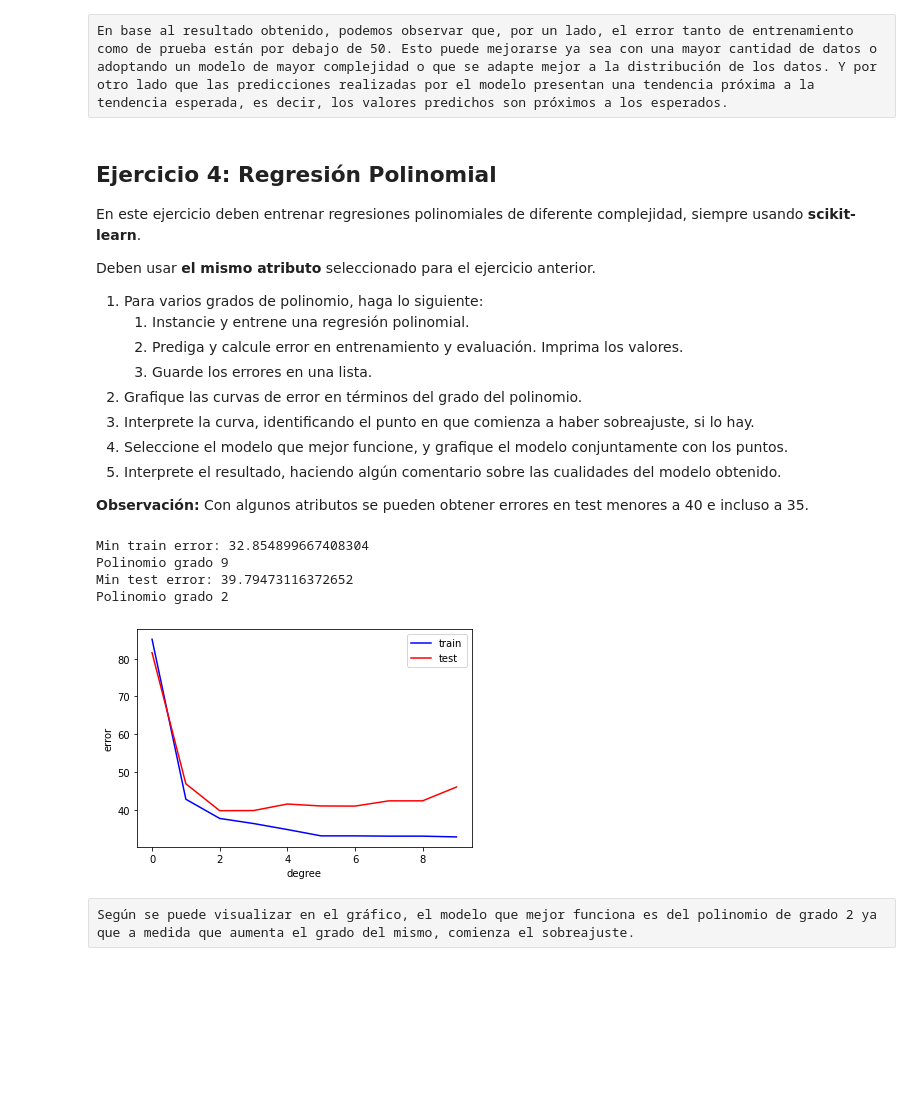
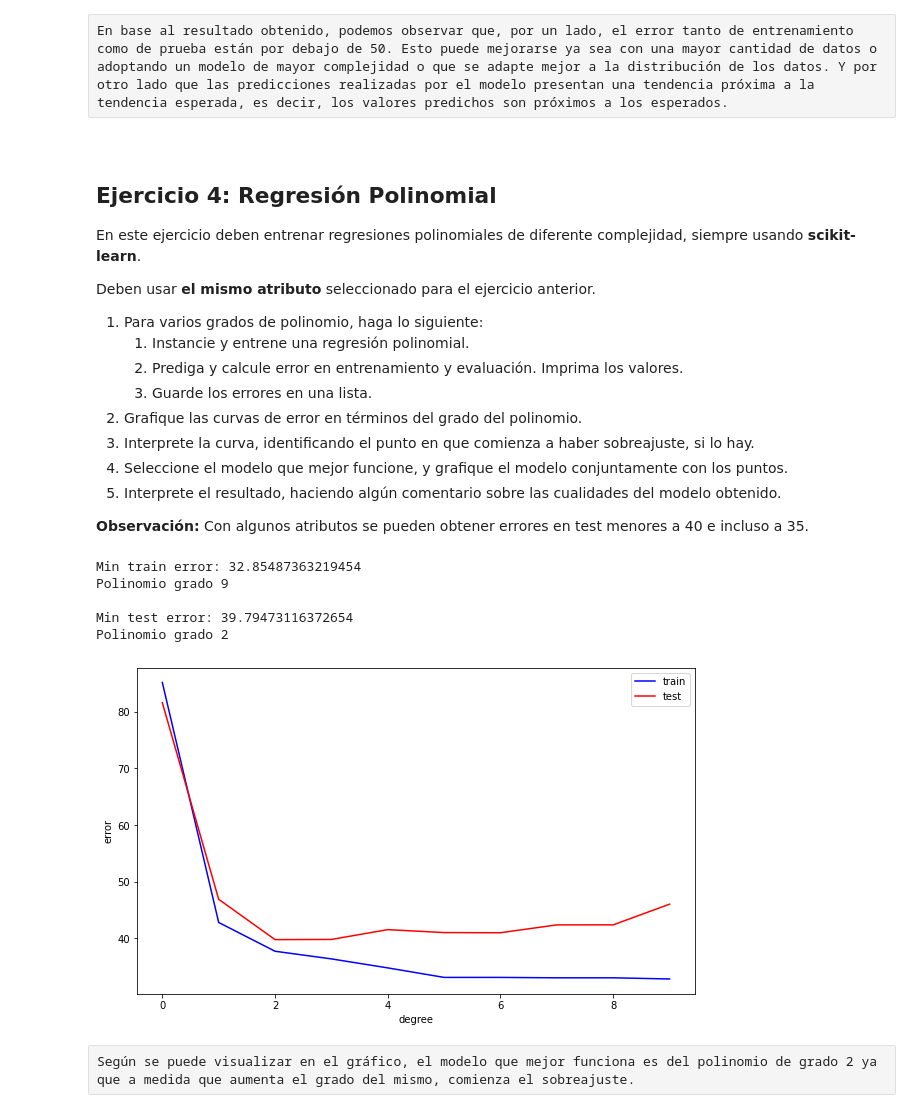
Before and after one commit to guillermohilal/IntroduccionAprendizajeAutomatico, a Jupyter notebook: Lab 1.ipynb, the cells around one changed output. Cells and saved outputs as stored; diff of their text form; code cells hidden in the pictures; blank space fills up the shorter version.

```diff
--- a/Lab 1.ipynb
+++ b/Lab 1.ipynb
@@ -217,6 +184,8 @@ plt.show()
 # %% [raw]
 En base al resultado obtenido, podemos observar que, por un lado, el error tanto de entrenamiento como de prueba están por debajo de 50. Esto puede mejorarse ya sea con una mayor cantidad de datos o adoptando un modelo de mayor complejidad o que se adapte mejor a la distribución de los datos. Y por otro lado que las predicciones realizadas por el modelo presentan una tendencia próxima a la tendencia esperada, es decir, los valores predichos son próximos a los esperados.
 # %% [markdown]
+<br>
+
 ## Ejercicio 4: Regresión Polinomial
 
 En este ejercicio deben entrenar regresiones polinomiales de diferente complejidad, siempre usando **scikit-learn**.
@@ -243,38 +212,40 @@ test_errors = []
 degrees = [0, 1, 2, 3, 4, 5, 6, 7, 8, 9]
 
 for degree in degrees:
     # train:
     model = make_pipeline(PolynomialFeatures(degree), LinearRegression())
     model.fit(X_train_f, y_train)
 
     # predict:
     y_train_pred = model.predict(X_train_f)
     y_test_pred = model.predict(X_test_f)
 
     # evaluate:
     train_error = mean_squared_error(y_train, y_train_pred)
     test_error = mean_squared_error(y_test, y_test_pred)
     train_errors.append(train_error)
     test_errors.append(test_error)
 
 
 print(f'\nMin train error: {min(train_errors)}')
-print('Polinomio grado ' + str(train_errors.index(min(train_errors))))
+print('Polinomio grado ' + str(train_errors.index(min(train_errors))),"\n")
 print(f'Min test error: {min(test_errors)}')
-print('Polinomio grado ' + str(test_errors.index(min(test_errors))))
+print('Polinomio grado ' + str(test_errors.index(min(test_errors))),"\n")
 
+fig = plt.figure(figsize=(10,6))
 plt.plot(degrees, train_errors, color="blue", label="train")
 plt.plot(degrees, test_errors, color="red", label="test")
 plt.legend()
 plt.xlabel("degree")
 plt.ylabel("error")
 plt.show()
 # %% [output]
-Min train error: 32.854899667408304
+Min train error: 32.85487363219454
 Polinomio grado 9
-Min test error: 39.79473116372652
+
+Min test error: 39.79473116372654
 Polinomio grado 2
-[figure, old version]
+[figure, new version]
 # %% [raw]
 Según se puede visualizar en el gráfico, el modelo que mejor funciona es del polinomio de grado 2 ya que a medida que aumenta el grado del mismo, comienza el sobreajuste.
 # %%
```
Also changed, not shown: parts of 15 cells of this notebook, 1 other file.
